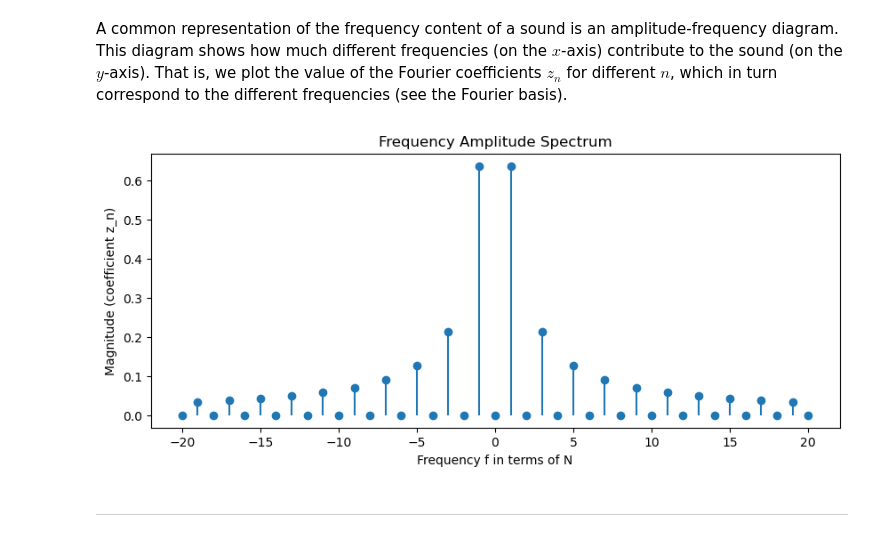
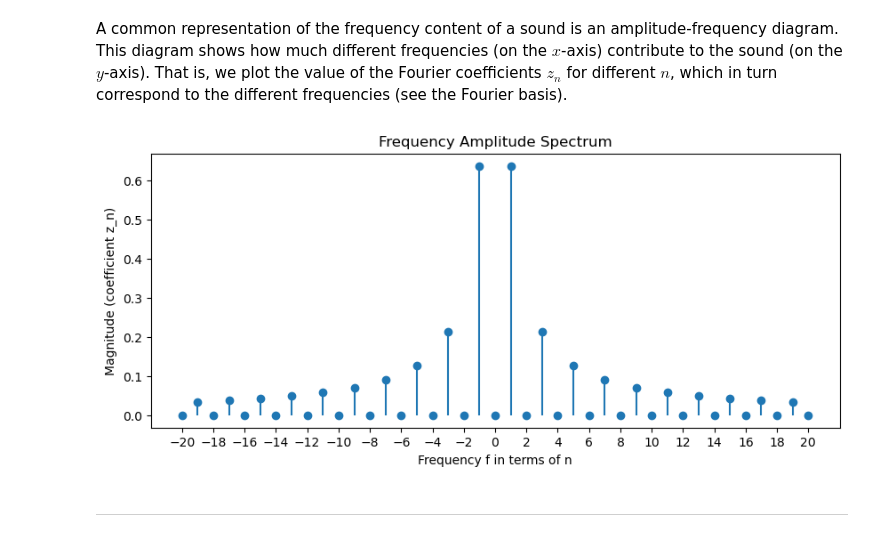
Before and after one commit to Splines/fourier-analysis-basics, a Jupyter notebook: src/fourier.ipynb, the cells around one changed output. Drawn from its saved outputs; the diff is of its cells as text; code cells hidden in the pictures.

```diff
--- a/src/fourier.ipynb
+++ b/src/fourier.ipynb
@@ -567,13 +557,14 @@ amplitudes = [float(abs(frequency_content(n))) if n != 0 else float(0.0) for n i
 # %%
 # Plot the frequency amplitude spectrum (discrete)
 plt.figure(figsize=(10, 4))
 plt.stem(frequencies, amplitudes, basefmt=" ")
-plt.xlabel("Frequency f in terms of N")
+plt.xlabel("Frequency f in terms of n")
 plt.ylabel("Magnitude (coefficient z_n)")
 plt.title("Frequency Amplitude Spectrum")
+plt.xticks(np.arange(-N, N + 1, 2))
 plt.show()
 # %% [output]
-[figure, old version]
+[figure, new version]
 # %% [markdown]
 ---
 # %% [markdown]
```
Also changed, not shown: parts of 64 cells of this notebook, 1 other file.
